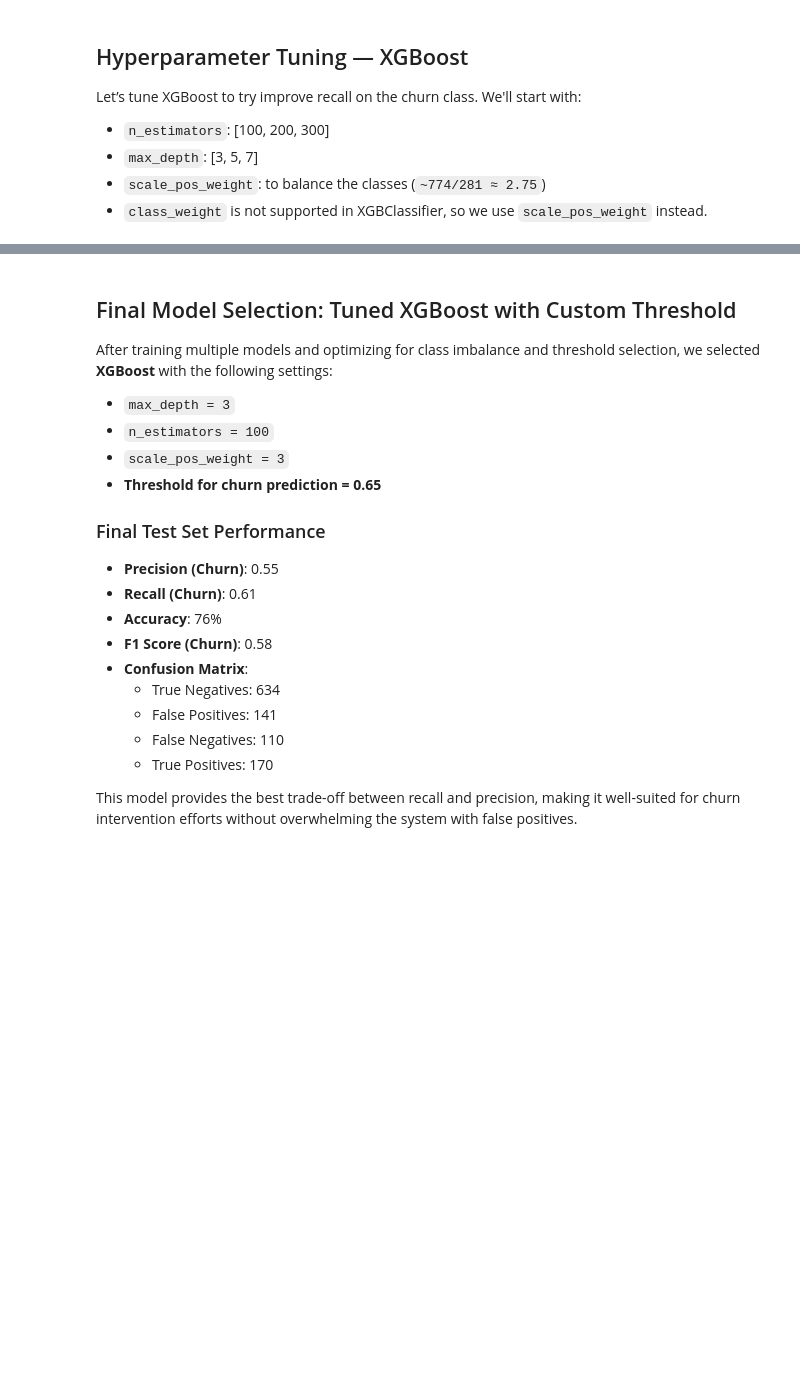
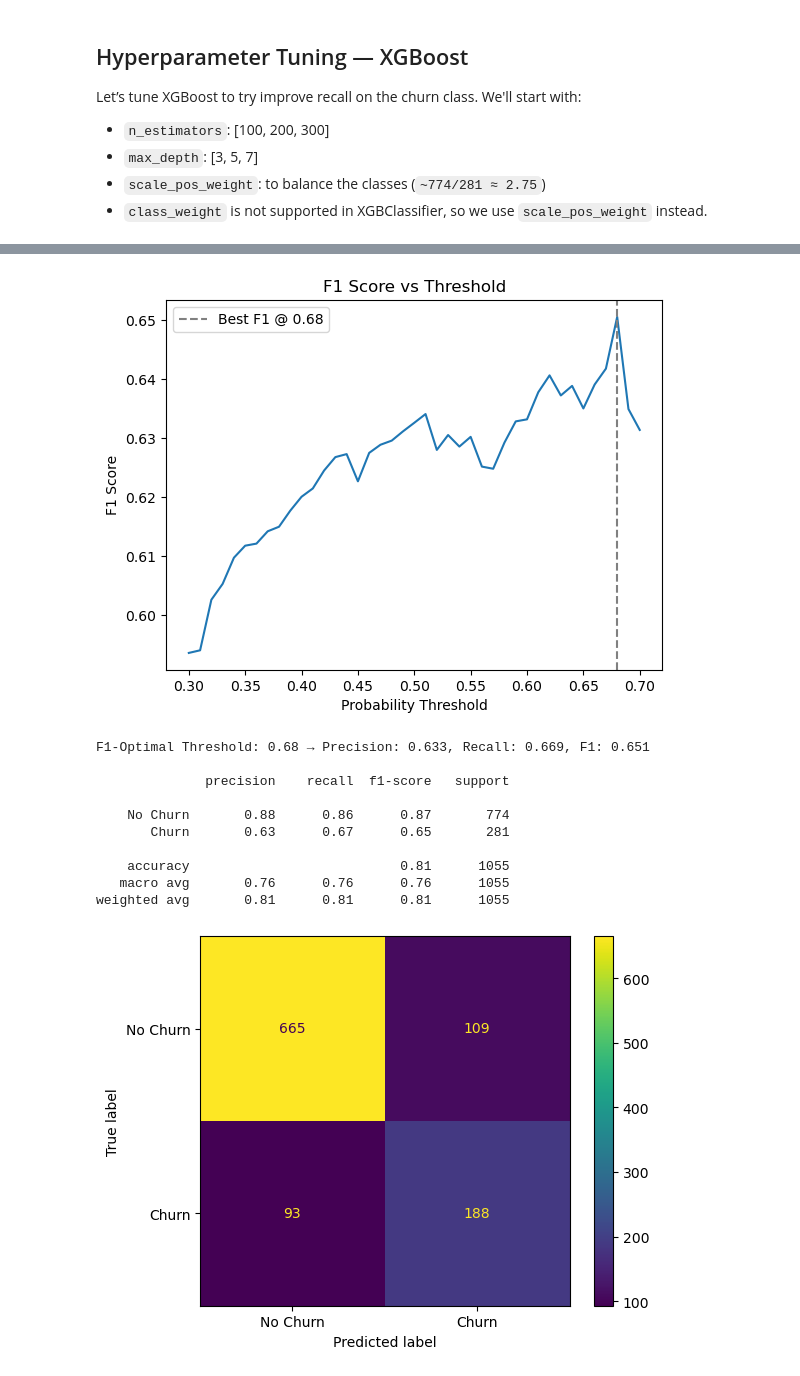
Before and after one commit to Elias-3817/Churn-customer-prediction, a Jupyter notebook: notebooks/05_model_building_evaluation_cost_analysis.ipynb, the cells around one changed output, grey strips where cells are left out. Drawn from its saved outputs; the diff is of its cells as text; code cells hidden in the pictures; blank space fills up the shorter version.

```diff
--- a/notebooks/05_model_building_evaluation_cost_analysis.ipynb
+++ b/notebooks/05_model_building_evaluation_cost_analysis.ipynb
@@ -487,23 +434,48 @@ weighted avg       0.77      0.76      0.77      1055
-# %% [markdown]
-## Final Model Selection: Tuned XGBoost with Custom Threshold
-
-After training multiple models and optimizing for class imbalance and threshold selection, we selected **XGBoost** with the following settings:
-
-- `max_depth = 3`
-- `n_estimators = 100`
-- `scale_pos_weight = 3`
-- **Threshold for churn prediction = 0.65**
-
-### Final Test Set Performance
-
-- **Precision (Churn)**: 0.55
-- **Recall (Churn)**: 0.61
-- **Accuracy**: 76%
-- **F1 Score (Churn)**: 0.58
-- **Confusion Matrix**:
-    - True Negatives: 634
-    - False Positives: 141
-    - False Negatives: 110
-    - True Positives: 170
-
-This model provides the best trade-off between recall and precision, making it well-suited for churn intervention efforts without overwhelming the system with false positives.
+# %%
+# F1‑Driven Threshold Search
+
+y_val_probs = best_xgb.predict_proba(X_val)[:, 1]
+thresholds = np.arange(0.3, 0.71, 0.01)
+
+best_f1 = 0
+best_thresh_f1 = 0
+f1_scores = []
+
+for t in thresholds:
+    preds = (y_val_probs > t).astype(int)
+    f1 = f1_score(y_val, preds)
+    f1_scores.append(f1)
+    if f1 > best_f1:
+        best_f1 = f1
+        best_thresh_f1 = t
+
+# Plot F1 vs. threshold
+plt.figure()
+plt.plot(thresholds, f1_scores)
+plt.axvline(best_thresh_f1, color='grey', linestyle='--', label=f'Best F1 @ {best_thresh_f1:.2f}')
+plt.xlabel("Probability Threshold")
+plt.ylabel("F1 Score")
+plt.title("F1 Score vs Threshold")
+plt.legend()
+plt.show()
+
+# Final metrics @ F1-optimal threshold
+final_preds_f1 = (y_val_probs > best_thresh_f1).astype(int)
+print(f"F1-Optimal Threshold: {best_thresh_f1:.2f} → Precision: {precision_score(y_val, final_preds_f1):.3f}, Recall: {recall_score(y_val, final_preds_f1):.3f}, F1: {best_f1:.3f}\n")
+print(classification_report(y_val, final_preds_f1, target_names=["No Churn", "Churn"]))
+
+ConfusionMatrixDisplay.from_predictions(y_val, final_preds_f1, display_labels=["No Churn", "Churn"])
+plt.show()
+# %% [output]
+[figure, added]
+F1-Optimal Threshold: 0.68 → Precision: 0.633, Recall: 0.669, F1: 0.651
+
+              precision    recall  f1-score   support
+
+    No Churn       0.88      0.86      0.87       774
+       Churn       0.63      0.67      0.65       281
+
+    accuracy                           0.81      1055
+   macro avg       0.76      0.76      0.76      1055
+weighted avg       0.81      0.81      0.81      1055
+[figure, added]
```
Also changed, not shown: parts of 34 cells of this notebook, 4 other files.
